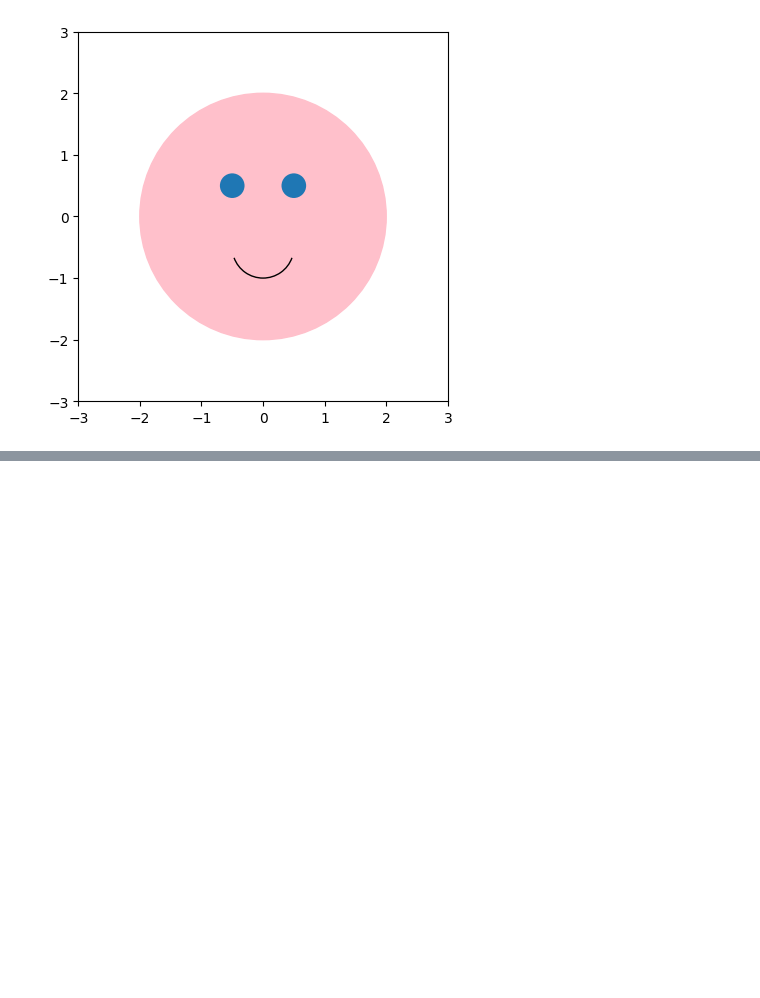
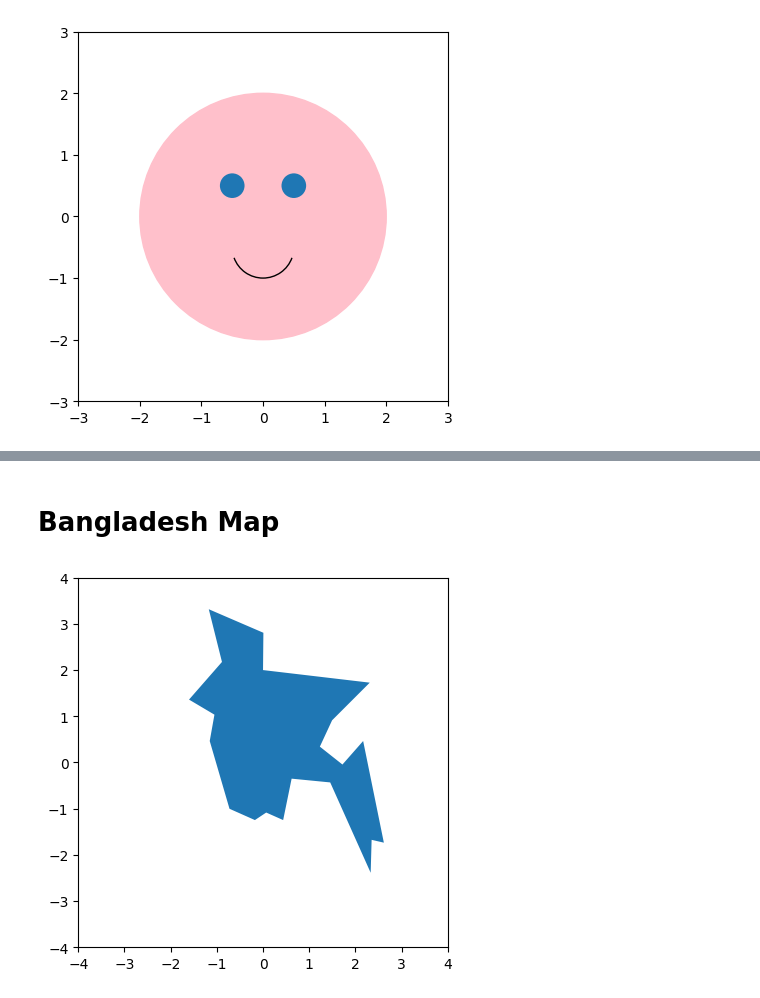
Before and after one commit to BushraOnika/Python-practise, a Jupyter notebook: pizza_slice.ipynb, the cells around one changed output, grey strips where cells are left out. Drawn from its saved outputs; the diff is of its cells as text; code cells hidden in the pictures; blank space fills up the shorter version.

```diff
--- a/pizza_slice.ipynb
+++ b/pizza_slice.ipynb
@@ -66,0 +109,10 @@ axes.set_aspect('equal')
+# %% [markdown]
+# Bangladesh Map
+# %%
+fig,ax=plt.subplots()
+map=Polygon([(-1.17377068003,3.3167847825376),(0.007795960560233816,2.807488816765947),(0,2),(2.309813725848,1.7277813693301),(1.4949401806134,0.9129078240955),(1.2301062784122,0.3424963424312),(1.7190304055529,-0.0445685915552),(2.167210855432,0.4647273742164),(2.615391305311,-1.7354311979171),(2.3505574031098,-1.6743156820245),(2.3301855644789,-2.3873300341048),(1.4541965033517,-0.4316335255417),(0.6189511194862,-0.3501461710182),(0.4356045718084,-1.2465070707763),(0.0689114764528,-1.0835323617294),(-0.1755505871176,-1.2465070707763),(-0.7255902301509,-1.0020450072059),(-1.1533988413991,0.4647273742164),(-1.0515396482448,1.0351388558806),(-1.6015792912781,1.3610882739745),(-0.8885649391979,2.1759618192091),(-1.17377068003,3.3167847825376),])
+ax.add_patch(map)
+set_limiltxy(ax,4,4)
+plt.show()
+# %% [output]
+[figure, added]
```
Also changed, not shown: parts of 6 cells of this notebook.
